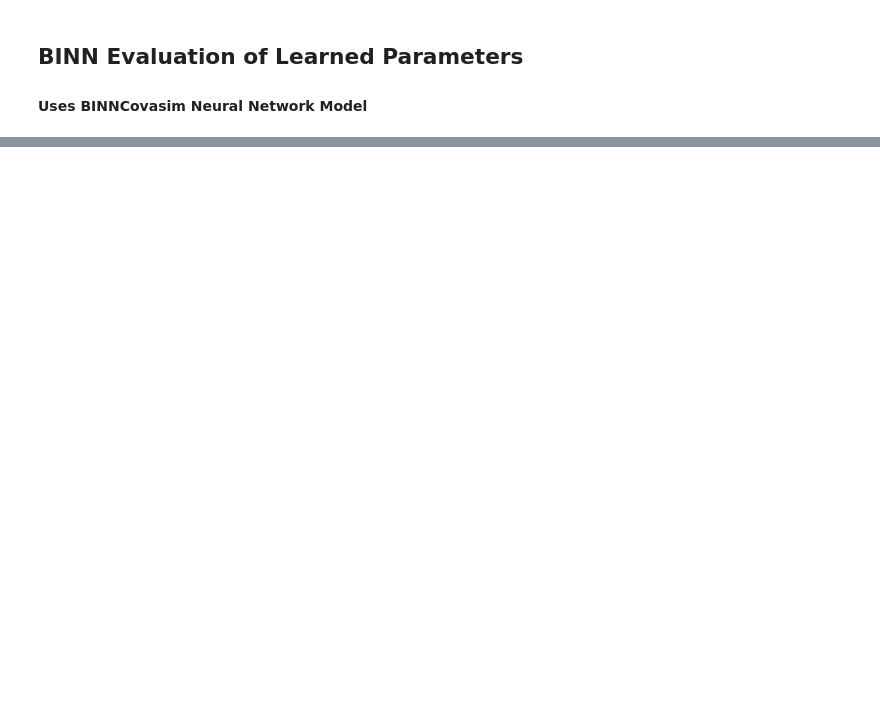
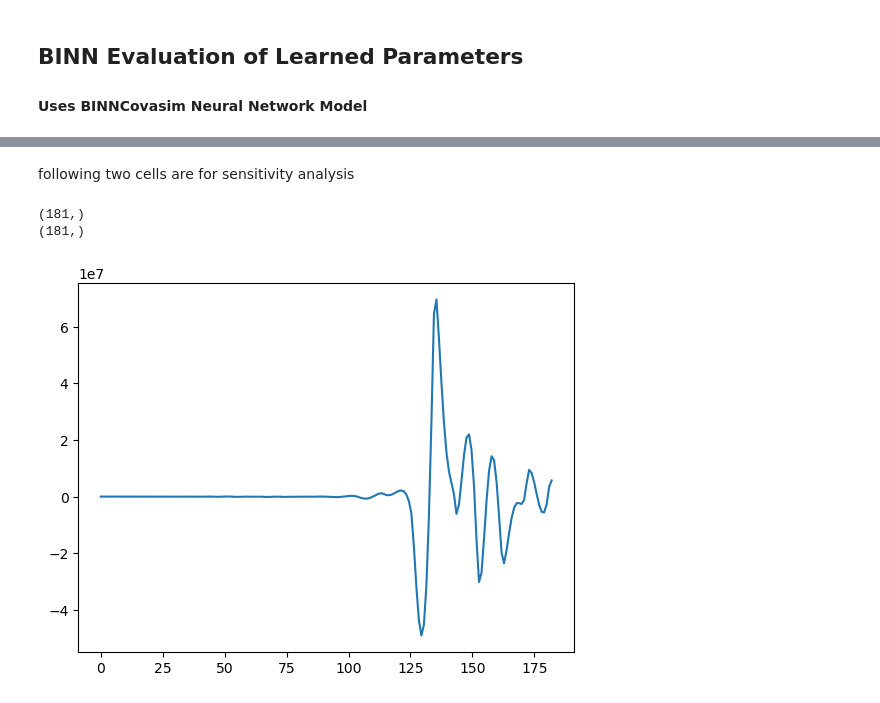
Before and after one commit to abarton51/BINNs_EQL_Covasim, a Jupyter notebook: Notebooks/BINNCovasimEvaluation_dynamic.ipynb, the cells around one changed output, grey strips where cells are left out. Cells and saved outputs as stored; diff of their text form; code cells hidden in the pictures; blank space fills up the shorter version.

Commit message:
playing with sensitivity analysis, WIP

```diff
--- a/Notebooks/BINNCovasimEvaluation_dynamic.ipynb
+++ b/Notebooks/BINNCovasimEvaluation_dynamic.ipynb
@@ -207,3 +189,81 @@ if plot:
         plt.tight_layout(pad=2)
         plt.savefig(os.path.join(model.save_folder, case_name + '.png') )
         # plt.show()
+# %% [markdown]
+following two cells are for sensitivity analysis
+# %%
+from scipy.integrate import solve_ivp
+
+t_span = (np.min(t), np.max(t))
+t_max = np.max(t)
+
+t_eval = np.linspace(np.min(t), np.max(t), np.max(t)-1)
+h = 1e-8
+
+# if D is to be included in the model, otherwise use the other solver.
+if keep_d:
+    RHS = PDESolver.STEAYDQRF_RHS_dynamic
+
+
+    args_no = (contact_rate, beta, tau, params, t_span[1], chi_type, False, False, False)
+    args_beta = (contact_rate, beta, tau, params, t_span[1], chi_type, True, False, False)
+    args_eta = (contact_rate, beta, tau, params, t_span[1], chi_type, False, True, False)
+    args_tau = (contact_rate, beta, tau, params, t_span[1], chi_type, False, False, True)
+
+
+
+    #u_sim_NN = PDESolver.STEAYDQRF_sim(RHS, u0, t, contact_rate, beta, tau, params, chi_type, analyze_beta = False, analyze_eta = False, analyze_tau = False)
+    u_sim_NN = solve_ivp(RHS, t_span, u0, t_eval = t_eval, args = args_no)
+
+
+
+
+
+    #def STEAYDQRF_RHS_dynamic(t, y, contact_rate, quarantine_test, tau_func, params,
+    #   t_max, chi_type, analyze_beta = False, analyze_eta = False, analyze_tau = False):
+
+
+
+
+    sol_beta = solve_ivp(RHS, t_span, u0, t_eval = t_eval, args = args_beta)
+
+    #sol_beta = sol_beta * population
+
+
+    #solver.set_initial_value(u0)
+    #solver.set_f_params(args_beta)
+
+    #sol_beta = solver.integrate(t)
+    print(" ")
+    print(np.shape(sol_beta.y[0]))
+    print(np.shape(u_sim_NN.y[0]))
+
+    sb = sol_beta.y[0] * population
+    us = u_sim_NN.y[0] * population
+
+    my_diff = (sb - us)/h
+
+    #plt.plot(sol_beta.t, sb)
+    #plt.plot(u_sim_NN.t, us)
+
+    plt.plot(sol_beta.t, my_diff)
+
+
+
+
+
+    # beta_sens = PDESolver.STEAYDQRF_sim(RHS, u0, t, contact_rate, beta, tau, params, chi_type, analyze_beta = True, analyze_eta = False, analyze_tau = False)
+    # tau_sens = PDESolver.STEAYDQRF_sim(RHS, u0, t, contact_rate, beta, tau, params, chi_type, analyze_beta = False, analyze_eta = False, analyze_tau = True)
+    # eta_sens = PDESolver.STEAYDQRF_sim(RHS, u0, t, contact_rate, beta, tau, params, chi_type, analyze_beta = False, analyze_eta = True, analyze_tau = False)
+
+    # eta_sens *= population
+    #beta_sens *= population
+    #tau_sens *= population
+
+    # commented out evaluations with regression models
+    #u_sim_regression = PDESolver.STEAYDQRF_sim(RHS, u0, t, contact_rate_regression, beta_regression, tau_regression, params, chi_type)
+    #u_sim_regression *= population
+# %% [output]
+(181,)
+(181,)
+[figure, added]
```
Also changed, not shown: parts of 8 cells of this notebook, 9 other files.
